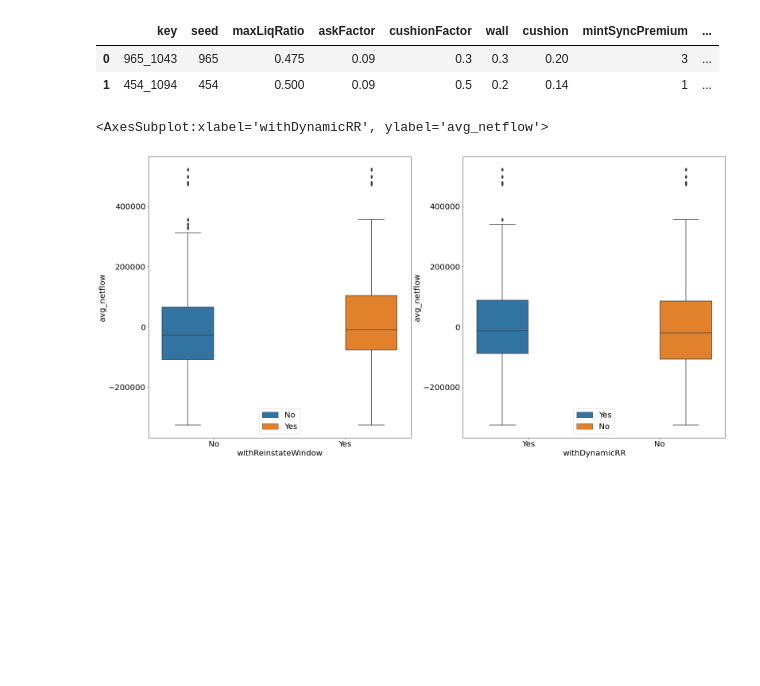
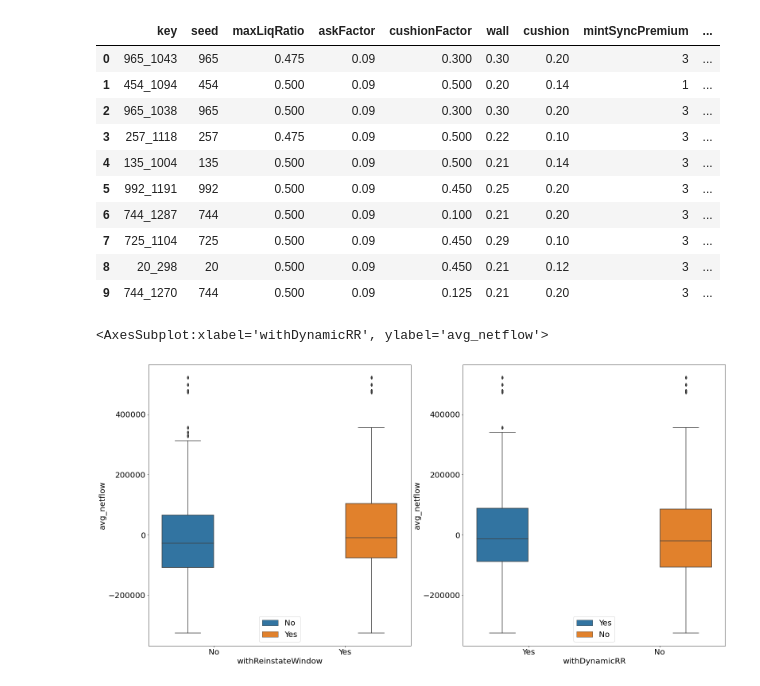
Before and after one commit to EdgeCaser/LiquiditySims, a Jupyter notebook: Stats.ipynb, the cells around one changed output. Saved outputs shown, nothing was run; the diff lists cells and outputs as text; code cells hidden in the pictures; blank space fills up the shorter version.

```diff
--- a/Stats.ipynb
+++ b/Stats.ipynb
@@ -12,10 +12,18 @@ import statsmodels.api as sm
 # %%
 ##load the data
 filename = input('Feed me Data!\n (enter filepath)\n') ##enter your file path here - the file is in the repo "summary_stats.csv".
 df=pd.read_csv(filename)
-df.head(2)
+df.head(10)
 # %% [output]
 |  | key | seed | maxLiqRatio | askFactor | cushionFactor | wall | cushion | mintSyncPremium | ... |
-| 0 | 965_1043 | 965 | 0.475 | 0.09 | 0.3 | 0.3 | 0.20 | 3 | ... |
-| 1 | 454_1094 | 454 | 0.500 | 0.09 | 0.5 | 0.2 | 0.14 | 1 | ... |
+| 0 | 965_1043 | 965 | 0.475 | 0.09 | 0.300 | 0.30 | 0.20 | 3 | ... |
+| 1 | 454_1094 | 454 | 0.500 | 0.09 | 0.500 | 0.20 | 0.14 | 1 | ... |
+| 2 | 965_1038 | 965 | 0.500 | 0.09 | 0.300 | 0.30 | 0.20 | 3 | ... |
+| 3 | 257_1118 | 257 | 0.475 | 0.09 | 0.500 | 0.22 | 0.10 | 3 | ... |
+| 4 | 135_1004 | 135 | 0.500 | 0.09 | 0.500 | 0.21 | 0.14 | 3 | ... |
+| 5 | 992_1191 | 992 | 0.500 | 0.09 | 0.450 | 0.25 | 0.20 | 3 | ... |
+| 6 | 744_1287 | 744 | 0.500 | 0.09 | 0.100 | 0.21 | 0.20 | 3 | ... |
+| 7 | 725_1104 | 725 | 0.500 | 0.09 | 0.450 | 0.29 | 0.10 | 3 | ... |
+| 8 | 20_298 | 20 | 0.500 | 0.09 | 0.450 | 0.21 | 0.12 | 3 | ... |
+| 9 | 744_1270 | 744 | 0.500 | 0.09 | 0.125 | 0.21 | 0.20 | 3 | ... |
 # %%
```
Also changed, not shown: parts of 13 cells of this notebook, 2 other files.
